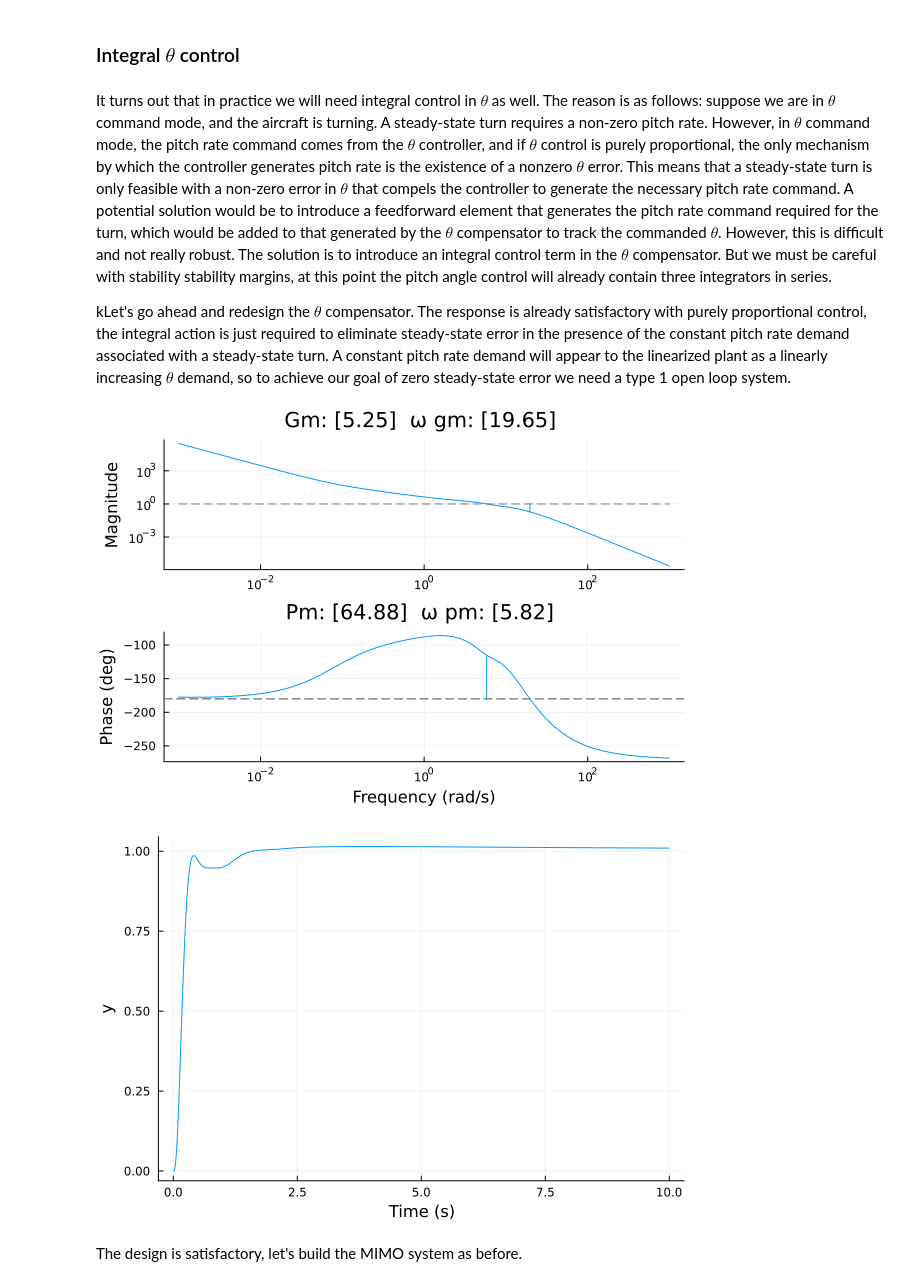
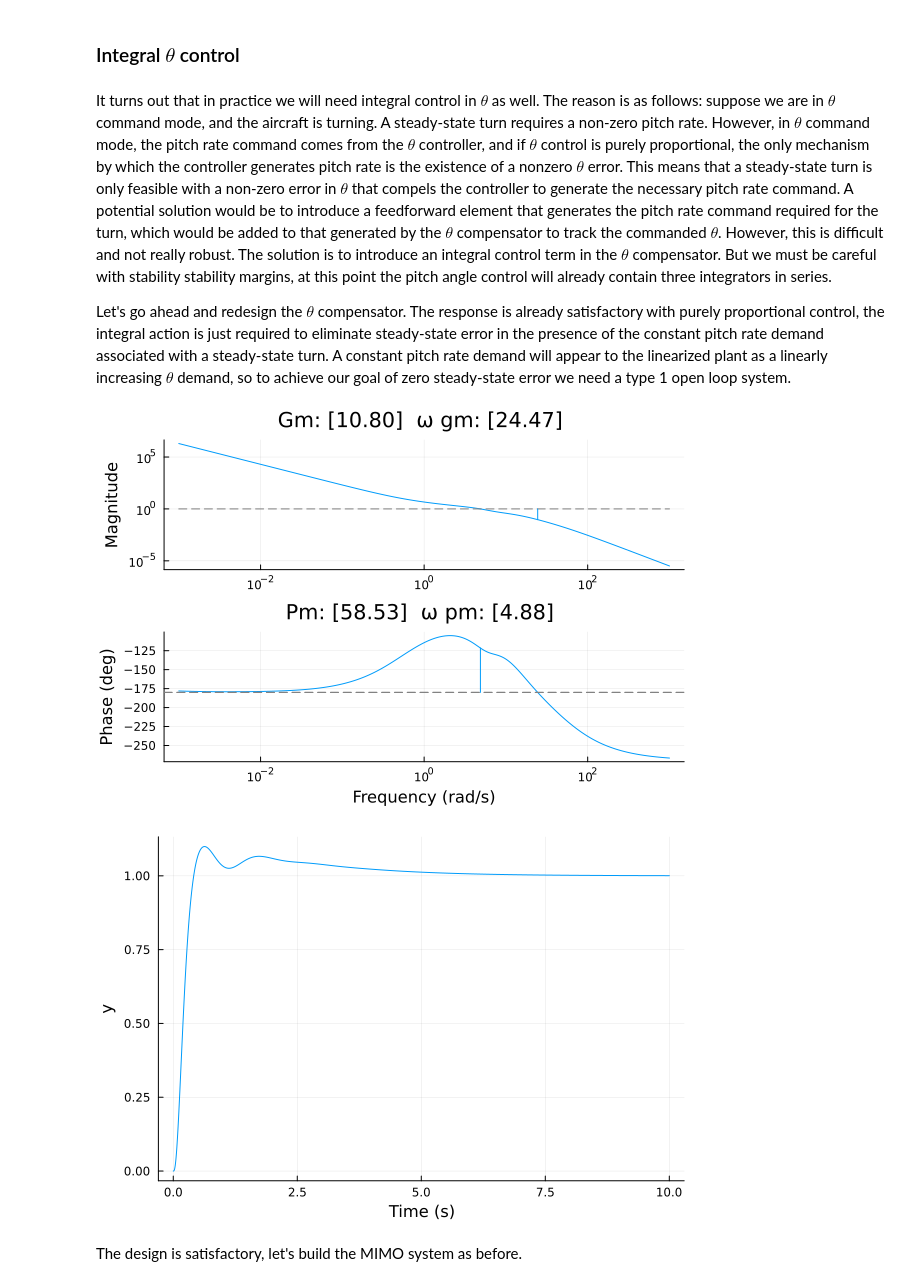
Before and after one commit to e271828e/Flight.jl, a Jupyter notebook: src/aircraft/c172r/design/v2_pitch_cas.ipynb, the cells around one changed output. Cells and saved outputs as stored; diff of their text form; code cells hidden in the pictures.

Commit message:
Tweaked theta compensator, increased integral gain

```diff
--- a/src/aircraft/c172r/design/v2_pitch_cas.ipynb
+++ b/src/aircraft/c172r/design/v2_pitch_cas.ipynb
@@ -380,37 +380,37 @@ Continuous-time transfer function model
 It turns out that in practice we will need integral control in $\theta$ as well. The reason is as follows: suppose we are in $\theta$ command mode, and the aircraft is turning. A steady-state turn requires a non-zero pitch rate. However, in $\theta$ command mode, the pitch rate command comes from the $\theta$ controller, and if $\theta$ control is purely proportional, the only mechanism by which the controller generates pitch rate is the existence of a nonzero $\theta$ error. This means that a steady-state turn is only feasible with a non-zero error in $\theta$ that compels the controller to generate the necessary pitch rate command. A potential solution would be to introduce a feedforward element that generates the pitch rate command required for the turn, which would be added to that generated by the $\theta$ compensator to track the commanded $\theta$. However, this is difficult and not really robust. The solution is to introduce an integral control term in the $\theta$ compensator.
 But we must be careful with stability stability margins, at this point the pitch angle control will already contain three integrators in series.
 
-kLet's go ahead and redesign the $\theta$ compensator. The response is already satisfactory with purely proportional control, the integral action is just required to eliminate steady-state error in the presence of the constant pitch rate demand associated with a steady-state turn. A constant pitch rate demand will appear to the linearized plant as a linearly increasing $\theta$ demand, so to achieve our goal of zero steady-state error we need a type 1 open loop system.
+Let's go ahead and redesign the $\theta$ compensator. The response is already satisfactory with purely proportional control, the integral action is just required to eliminate steady-state error in the presence of the constant pitch rate demand associated with a steady-state turn. A constant pitch rate demand will appear to the linearized plant as a linearly increasing $\theta$ demand, so to achieve our goal of zero steady-state error we need a type 1 open loop system.
 # %%
-k_p_θ = 4#5.2, 7.5, 0.75, 0.02 / 3, 5, 0.6, 0.05 / 5, 0.6, 0.6, 0.02
-k_i_θ = 0.3
-k_d_θ = 0.4
-τ_d_θ = 0.05
+k_p_θ = 4.#4, 2, 0.35, 0.02
+k_i_θ = 2
+k_d_θ = 0.35
+τ_d_θ = 0.02
 θ_cmp = k_p_θ + k_i_θ * tf(1, [1,0]) + k_d_θ * tf([1, 0], [τ_d_θ, 1])
 
 c_q2θ = series(θ_cmp, q2θ)
 # c_q2θ = minreal(c_q2θ, 1e-3)
 @show zpk(c_q2θ)
 @show poles(c_q2θ)
 
 #error transfer function (setpoint - plant output)
 θ_err = 1/(1+c_q2θ) |> tf
 
 @show ss_err_step = θ_err(0)
 
 #and for a ramp input:
 @show ss_err_ramp = (tf(1, [1, 0]) * θ_err)(0)
 
 marginplot(c_q2θ)
 # %% [output]
-[figure, old version]
+[figure, new version]
 # %%
 cl = feedback(c_q2θ, 1)
 @show zpk(cl)
 @show poles(cl)
 step(cl, 10) |> plot
 # %% [output]
-[figure, old version]
+[figure, new version]
 # %% [markdown]
 The design is satisfactory, let's build the MIMO system as before.
 # %%
```
Also changed, not shown: parts of 1 cell of this notebook, 2 other files.
